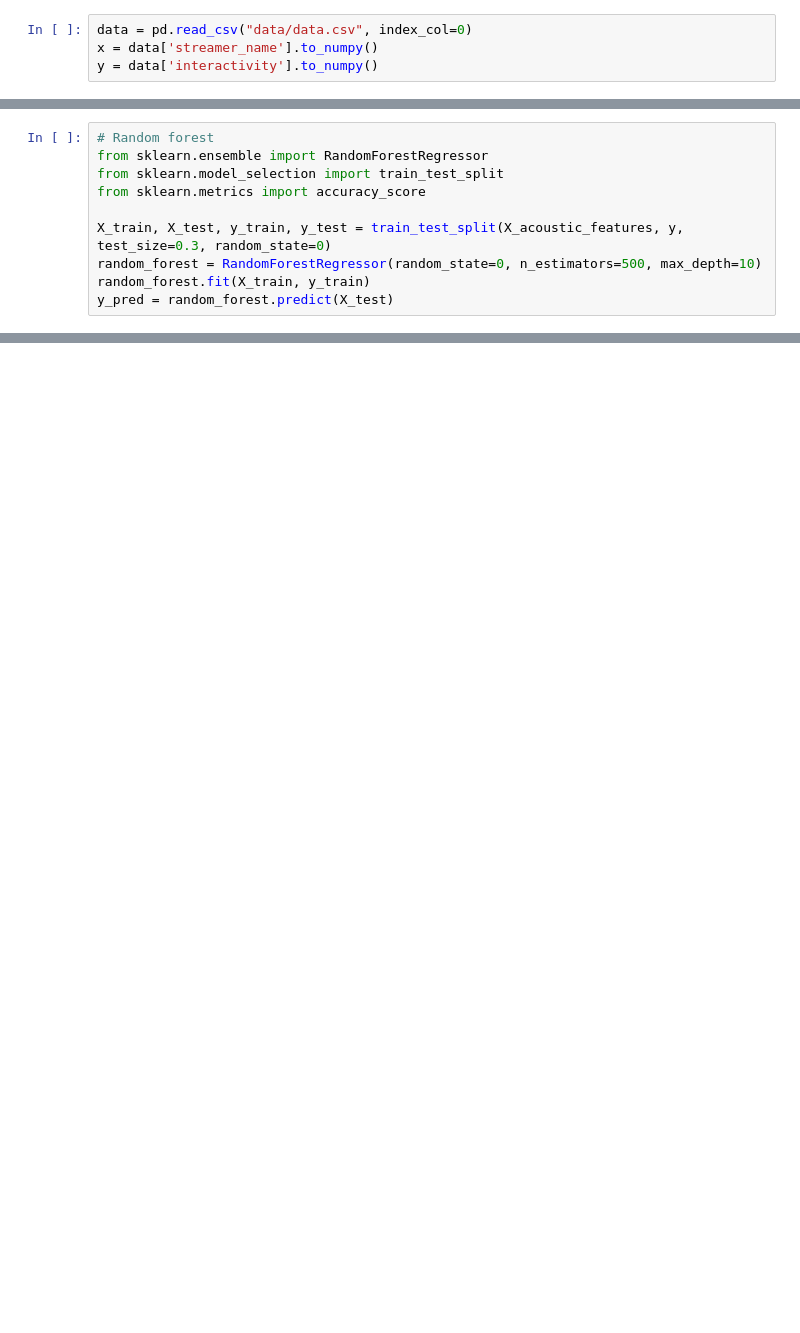
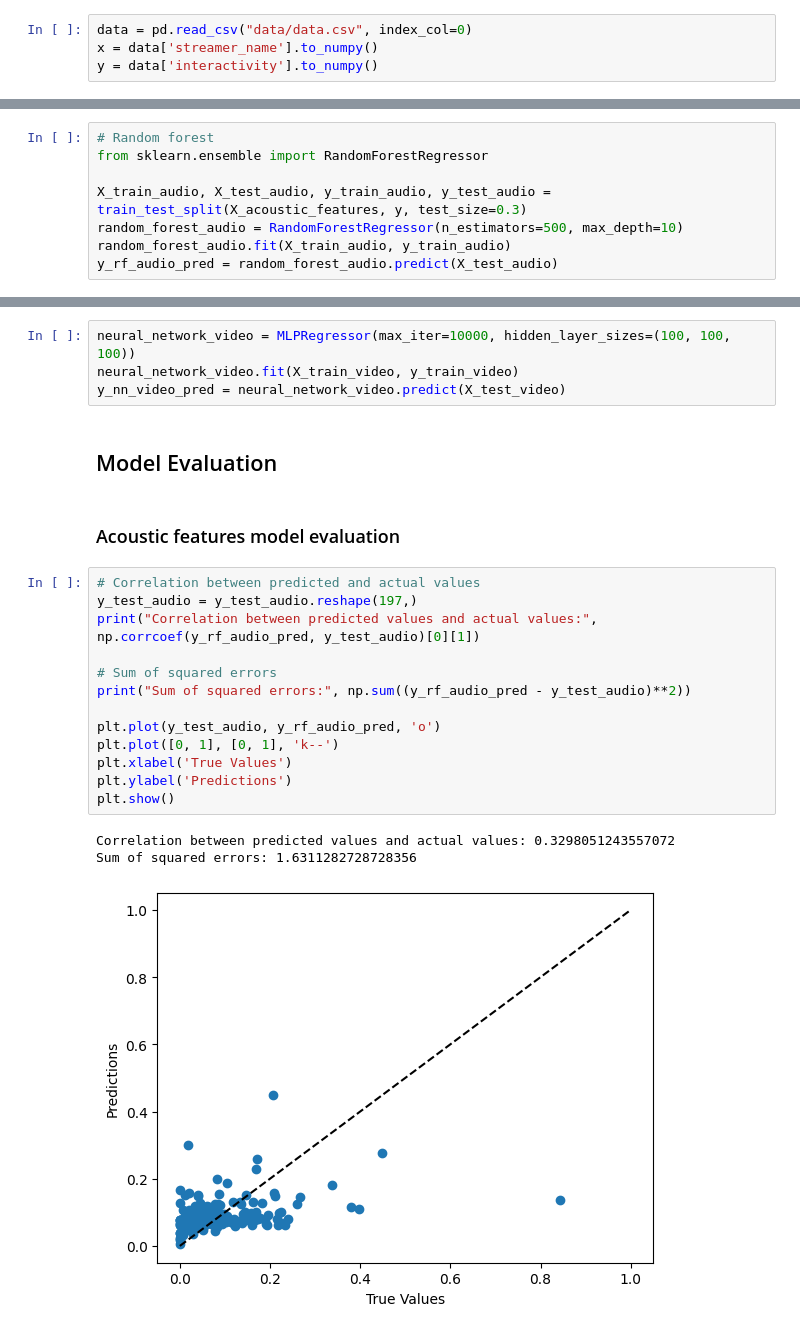
Before and after one commit to GraysonKornberg/Streamer-Interactivity-Analyzer, a Jupyter notebook: main.ipynb, the cells around one changed output, grey strips where cells are left out. Cells and saved outputs as stored; diff of their text form; blank space fills up the shorter version.

```diff
--- a/main.ipynb
+++ b/main.ipynb
@@ -52,10 +123,8 @@ for i in range(6):
 # %%
 # Random forest
 from sklearn.ensemble import RandomForestRegressor
-from sklearn.model_selection import train_test_split
-from sklearn.metrics import accuracy_score
 
-X_train, X_test, y_train, y_test = train_test_split(X_acoustic_features, y, test_size=0.3, random_state=0)
-random_forest = RandomForestRegressor(random_state=0, n_estimators=500, max_depth=10)
-random_forest.fit(X_train, y_train)
-y_pred = random_forest.predict(X_test)
+X_train_audio, X_test_audio, y_train_audio, y_test_audio = train_test_split(X_acoustic_features, y, test_size=0.3)
+random_forest_audio = RandomForestRegressor(n_estimators=500, max_depth=10)
+random_forest_audio.fit(X_train_audio, y_train_audio)
+y_rf_audio_pred = random_forest_audio.predict(X_test_audio)
@@ -102,0 +138,25 @@ plt.show()
+# %%
+neural_network_video = MLPRegressor(max_iter=10000, hidden_layer_sizes=(100, 100, 100))
+neural_network_video.fit(X_train_video, y_train_video)
+y_nn_video_pred = neural_network_video.predict(X_test_video)
+# %% [markdown]
+## Model Evaluation
+# %% [markdown]
+### Acoustic features model evaluation
+# %%
+# Correlation between predicted and actual values
+y_test_audio = y_test_audio.reshape(197,)
+print("Correlation between predicted values and actual values:", np.corrcoef(y_rf_audio_pred, y_test_audio)[0][1])
+
+# Sum of squared errors
+print("Sum of squared errors:", np.sum((y_rf_audio_pred - y_test_audio)**2))
+
+plt.plot(y_test_audio, y_rf_audio_pred, 'o')
+plt.plot([0, 1], [0, 1], 'k--')
+plt.xlabel('True Values')
+plt.ylabel('Predictions')
+plt.show()
+# %% [output]
+Correlation between predicted values and actual values: 0.3298051243557072
+Sum of squared errors: 1.6311282728728356
+[figure, added]
```
Also changed, not shown: parts of 28 cells of this notebook, 1 other file.
